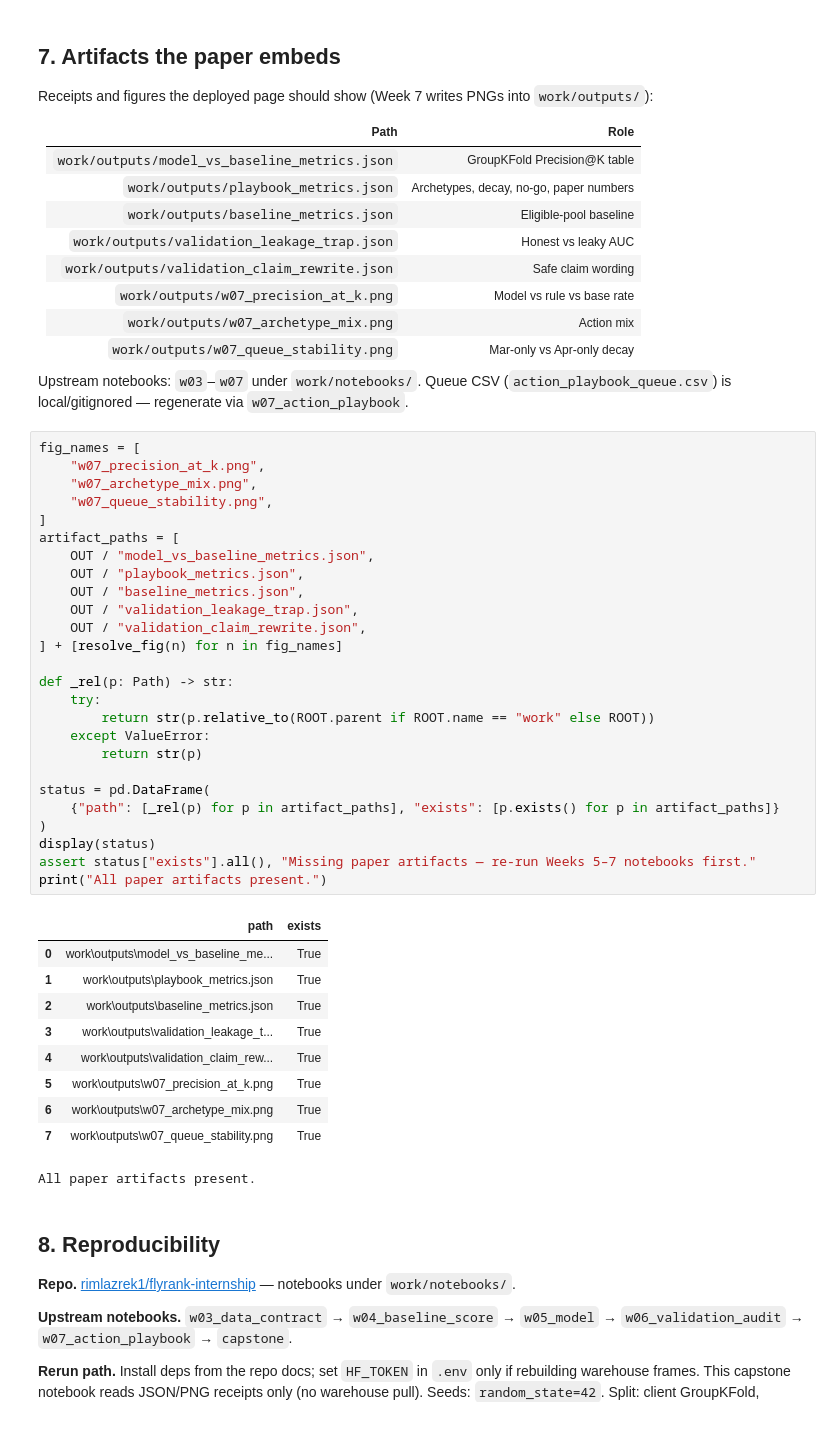
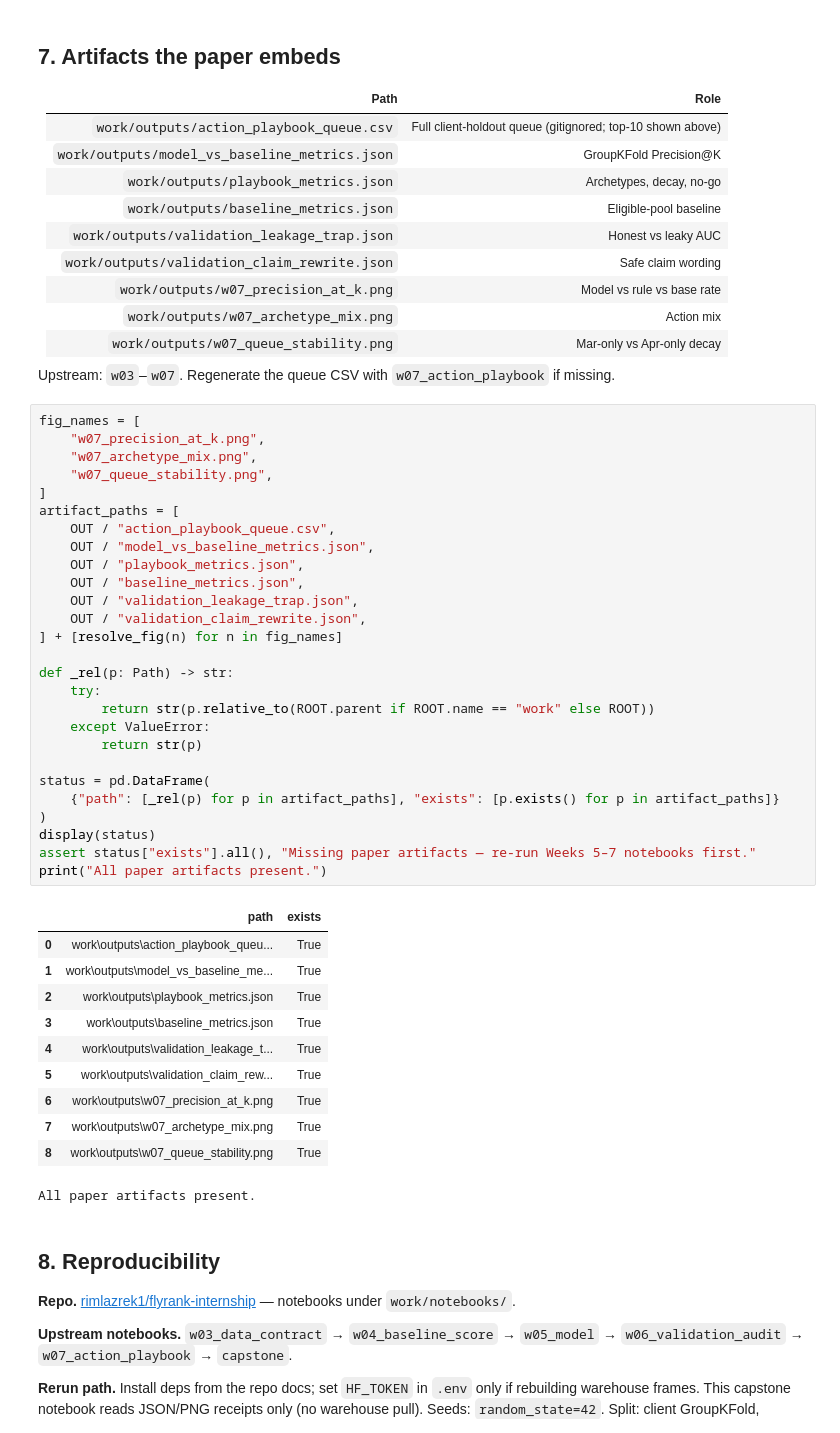
Before and after one commit to rimlazrek1/flyrank-internship, a Jupyter notebook: work/notebooks/capstone.ipynb, the cells around one changed output. Cells and saved outputs as stored; diff of their text form.

```diff
--- a/work/notebooks/capstone.ipynb
+++ b/work/notebooks/capstone.ipynb
@@ -292,12 +375,11 @@ Takeaway: most eligible pages are monitor; spend review time on high_visibility_
 # %% [markdown]
 ## 7. Artifacts the paper embeds
 
-Receipts and figures the deployed page should show (Week 7 writes PNGs into `work/outputs/`):
-
 | Path | Role |
 |---|---|
-| `work/outputs/model_vs_baseline_metrics.json` | GroupKFold Precision@K table |
-| `work/outputs/playbook_metrics.json` | Archetypes, decay, no-go, paper numbers |
+| `work/outputs/action_playbook_queue.csv` | Full client-holdout queue (gitignored; top-10 shown above) |
+| `work/outputs/model_vs_baseline_metrics.json` | GroupKFold Precision@K |
+| `work/outputs/playbook_metrics.json` | Archetypes, decay, no-go |
 | `work/outputs/baseline_metrics.json` | Eligible-pool baseline |
 | `work/outputs/validation_leakage_trap.json` | Honest vs leaky AUC |
 | `work/outputs/validation_claim_rewrite.json` | Safe claim wording |
@@ -305,43 +387,45 @@ Receipts and figures the deployed page should show (Week 7 writes PNGs into `wor
 | `work/outputs/w07_archetype_mix.png` | Action mix |
 | `work/outputs/w07_queue_stability.png` | Mar-only vs Apr-only decay |
 
-Upstream notebooks: `w03`–`w07` under `work/notebooks/`. Queue CSV (`action_playbook_queue.csv`) is local/gitignored — regenerate via `w07_action_playbook`.
+Upstream: `w03`–`w07`. Regenerate the queue CSV with `w07_action_playbook` if missing.
 # %%
 fig_names = [
     "w07_precision_at_k.png",
     "w07_archetype_mix.png",
     "w07_queue_stability.png",
 ]
 artifact_paths = [
+    OUT / "action_playbook_queue.csv",
     OUT / "model_vs_baseline_metrics.json",
     OUT / "playbook_metrics.json",
     OUT / "baseline_metrics.json",
     OUT / "validation_leakage_trap.json",
     OUT / "validation_claim_rewrite.json",
 ] + [resolve_fig(n) for n in fig_names]
 
 def _rel(p: Path) -> str:
     try:
         return str(p.relative_to(ROOT.parent if ROOT.name == "work" else ROOT))
     except ValueError:
         return str(p)
 
 status = pd.DataFrame(
     {"path": [_rel(p) for p in artifact_paths], "exists": [p.exists() for p in artifact_paths]}
 )
 display(status)
 assert status["exists"].all(), "Missing paper artifacts — re-run Weeks 5–7 notebooks first."
 print("All paper artifacts present.")
 # %% [output]
 |  | path | exists |
-| 0 | work\outputs\model_vs_baseline_me... | True |
-| 1 | work\outputs\playbook_metrics.json | True |
-| 2 | work\outputs\baseline_metrics.json | True |
-| 3 | work\outputs\validation_leakage_t... | True |
-| 4 | work\outputs\validation_claim_rew... | True |
-| 5 | work\outputs\w07_precision_at_k.png | True |
-| 6 | work\outputs\w07_archetype_mix.png | True |
-| 7 | work\outputs\w07_queue_stability.png | True |
+| 0 | work\outputs\action_playbook_queu... | True |
+| 1 | work\outputs\model_vs_baseline_me... | True |
+| 2 | work\outputs\playbook_metrics.json | True |
+| 3 | work\outputs\baseline_metrics.json | True |
+| 4 | work\outputs\validation_leakage_t... | True |
+| 5 | work\outputs\validation_claim_rew... | True |
+| 6 | work\outputs\w07_precision_at_k.png | True |
+| 7 | work\outputs\w07_archetype_mix.png | True |
+| 8 | work\outputs\w07_queue_stability.png | True |
 All paper artifacts present.
 # %% [markdown]
 ## 8. Reproducibility
```
Also changed, not shown: parts of 15 cells of this notebook, 8 other files.
